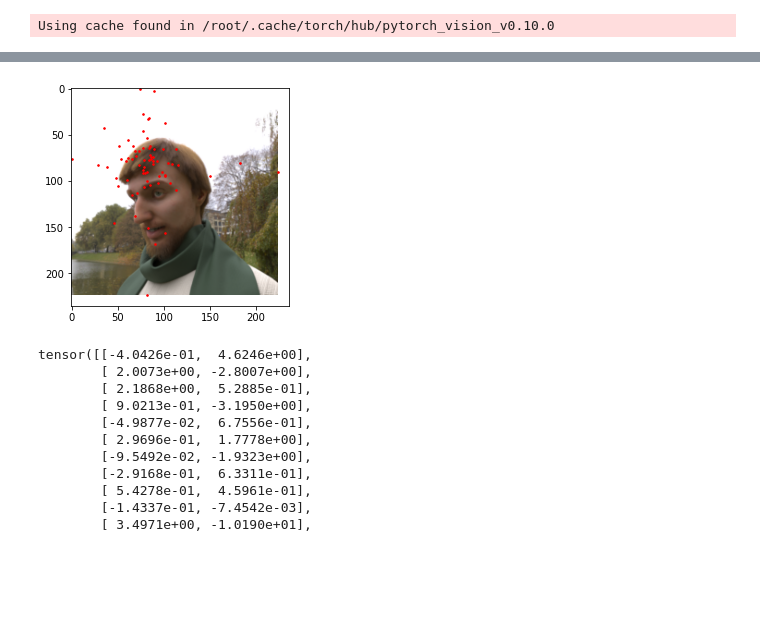
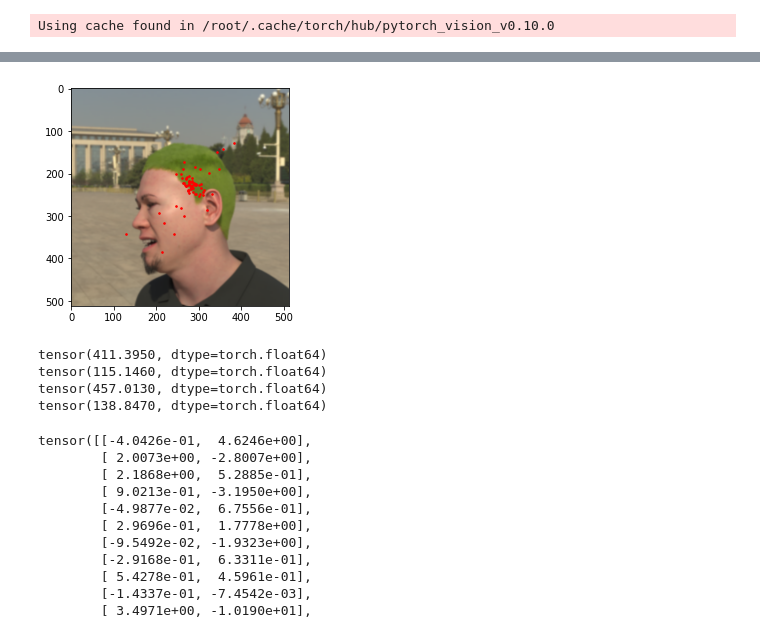
Before and after one commit to DEVESHTARASIA/EECE7370-Final, a Jupyter notebook: Untitled.ipynb, the cells around one changed output, grey strips where cells are left out. Saved outputs shown, nothing was run; the diff lists cells and outputs as text; code cells hidden in the pictures; blank space fills up the shorter version.

```diff
--- a/Untitled.ipynb
+++ b/Untitled.ipynb
@@ -99,8 +102,8 @@ class FaceLandmarksDataset(Dataset):
 # %%
 dataset = FaceLandmarksDataset("/workspace/EECE7370-Final/Dataset/")
 training_data,testing_data = random_split(dataset,[900,100])
-train_dataloader = DataLoader(training_data,batch_size=128,shuffle=True)
-test_dataloader = DataLoader(testing_data,batch_size=128,shuffle=True)
+train_dataloader = DataLoader(training_data,batch_size=8,shuffle=True)
+test_dataloader = DataLoader(testing_data,batch_size=8,shuffle=True)
 device = "cuda" if torch.cuda.is_available() else "cpu"
 # %%
 feature_extractor = model.features
@@ -135,12 +138,15 @@ from torch.utils.tensorboard import SummaryWriter
 writer = SummaryWriter()
 # %%
 our_model.to(device)
+for param in our_model.feature_extractor_model.parameters():
+    param.requires_grad = False
+
 optimizer = torch.optim.AdamW(our_model.regressor_op.parameters())
-mse = nn.MSELoss(reduction="sum")
+mse = nn.MSELoss(reduction="mean")
 best_model_NLL = our_model
 best_loss = np.inf
 #Training
-for q in range(65):
+for q in range(50):
     our_model.train()
     print(f"epoch {q}")
     for i,(batch) in enumerate(train_dataloader):
@@ -149,8 +155,8 @@ for q in range(65):
         op = op.float().to(device)
         optimizer.zero_grad()
         pred_op = our_model(ip)
-        minie = torch.min(pred_op)
-        maxie = torch.max(pred_op)
+        #minie = torch.min(pred_op)
+        #maxie = torch.max(pred_op)
         #pred_op = (pred_op-minie)/(maxie-minie)
         #pred_op = pred_op*2 - 1
         #meanie = torch.mean(pred_op)
@@ -158,8 +164,13 @@ for q in range(65):
         #pred_op = (pred_op - meanie)/stdie
         #pred_op = pred_op + 1
         #pred_op = pred_op/2
-        #pred_op = F.log_softmax(pred_op,dim=1)
-        loss = NLL(pred_op,op)
+        #pred_op = F.softmax(pred_op,dim=1)
+        crit = nn.GaussianNLLLoss()
+        landmarks = pred_op[:,:140]
+        landmarks = torch.reshape(landmarks,(-1,70,2))
+        var = pred_op[:,140:]**2
+        op = torch.reshape(op,(-1,70,2))
+        loss = crit(landmarks,op,var)
         loss.backward()
         optimizer.step()
         writer.add_scalar("Loss/train", loss, q)
@@ -178,9 +189,10 @@ for q in range(65):
             #pred_op = (pred_op-minie)/(maxie-minie)
             #pred_op = pred_op*2 - 1
             l = mse(pred_op[:,:140],op_test)
-            tot_loss += l.item()/(70*100)
+            tot_loss += l.item()
 
             writer.add_scalar("Loss/val",tot_loss,q)
+        tot_loss = tot_loss/testing_data.__len__()
 
     if tot_loss < best_loss:
         best_loss = tot_loss
@@ -222,44 +267,81 @@ def show_landmarks(image,landmarks_):
     plt.scatter(landmarks_[:, 0], landmarks_[:, 1], s=10, marker='.', c='r')
     plt.pause(0.001)  # pause a bit so that plots are updated
 
-ind = 266
+ind = 64
 raw_pred_ = best_model_NLL(dataset[ind]["image"].unsqueeze(0).to(device))
 #minie = torch.max(raw_pred_)
 #maxie = torch.min(raw_pred_)
 #raw_pred = (raw_pred_-minie)/(maxie-minie)
 #normalized_pred = raw_pred*2 - 1
 #landmarks = (normalized_pred + 1)*256
 raw_pred_ = raw_pred_.squeeze(0)
 landmarks = raw_pred_[:140]
 landmarks = torch.reshape(landmarks,(70,2))
+#print(landmarks)
+actual = dataset[ind]["landmarks"].to(device)
+actual = torch.reshape(actual,(70,2))
+#print(actual)
 #print(torch.reshape(landmarks,(70,2)))
 maxie = torch.max(landmarks,0).values
 minie = torch.min(landmarks,0).values
 #print(maxie)
 #print(minie)
 landmarks = landmarks - minie
 maxie = torch.max(landmarks,0).values
 minie = torch.min(landmarks,0).values
 #print(maxie)
 #print(minie)
 landmarks = landmarks/maxie
 #print(landmarks)
-landmarks = landmarks*224
+landmarks = (landmarks+0.5)*256
 #landmarks = (landmarks-minie)/(maxie-minie)
 #landmarks = landmarks*2 - 1
 #landmarks = (landmarks+1)*112 #landmarks+1
 #landmarks = torch.reshape(landmarks,(70,2))
 #print(landmarks)
 landmarks = landmarks.to("cpu")
 landmarks = landmarks.detach().numpy()
+resizer = transforms.Resize((512,512))
 backToImage = transforms.ToPILImage()
-img = backToImage(dataset[ind]["image"].to("cpu"))
-
+img = resizer(dataset[ind]["image"].to("cpu"))
+img = backToImage(img)
+actual = (actual + 1)*256
+actual = actual.to("cpu")
+actual = actual.detach().numpy()
 plt.figure()
 show_landmarks(img,landmarks)
 plt.show()
 # %% [output]
-[figure, old version]
+[figure, new version]
+# %%
+max_x = 0
+max_y = 0
+min_x = 512
+min_y = 512
+for i in range(1000):
+    land_ = dataset[i]["landmarks"]
+    land_ = (land_+1)*256
+    land_ = torch.reshape(land_,(70,2))
+    max_x_,max_y_ = torch.max(land_,0).values[0],torch.max(land_,0).values[1]
+    min_x_,min_y_ = torch.min(land_,0).values[0],torch.min(land_,0).values[1]
+    if max_x < max_x_:
+        max_x = max_x_
+    if min_x > min_x_:
+        min_x = min_x_
+    if max_y < max_y_:
+        max_y = max_y_
+    if min_y > min_y_:
+        min_y = min_y_
+
+print(max_x)
+print(min_x)
+print(max_y)
+print(min_y)
+# %% [output]
+tensor(411.3950, dtype=torch.float64)
+tensor(115.1460, dtype=torch.float64)
+tensor(457.0130, dtype=torch.float64)
+tensor(138.8470, dtype=torch.float64)
 # %%
 ind = 617
 raw_pred_ = best_model_NLL(dataset[ind]["image"].unsqueeze(0).to(device))
```
Also changed, not shown: parts of 7 cells of this notebook, 13 other files.
